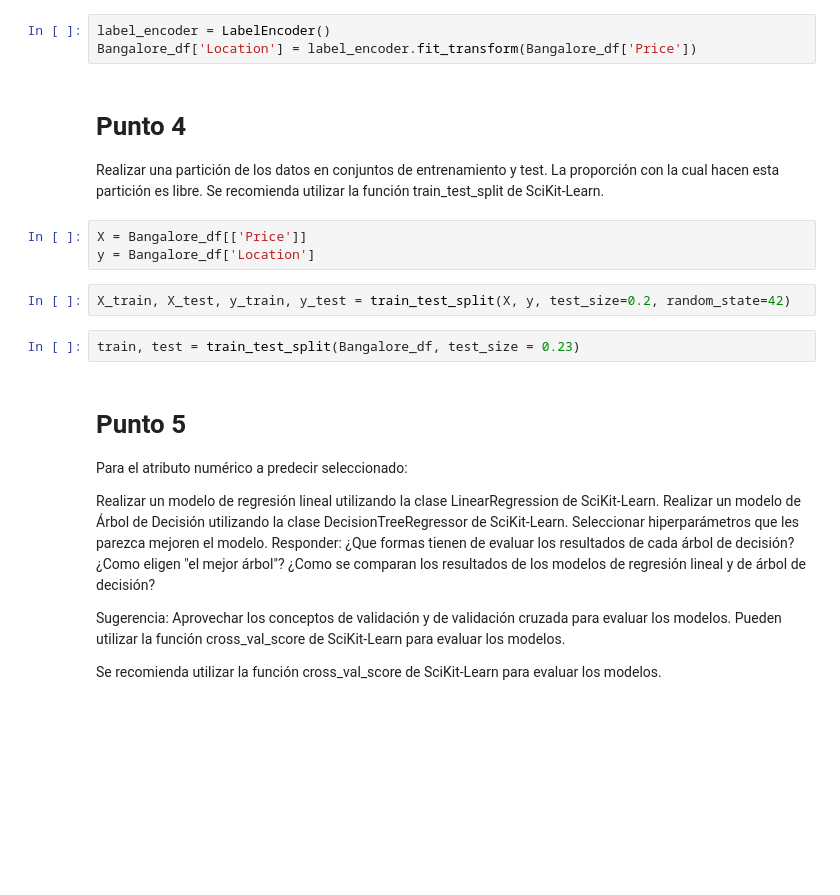
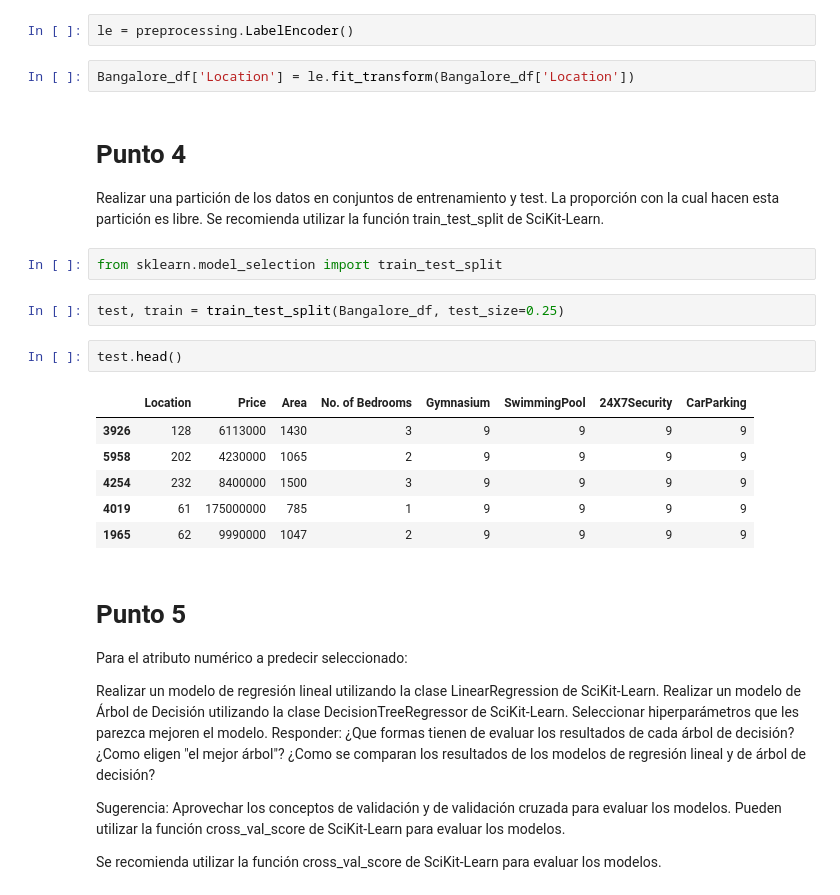
Before and after one commit to Fedezafran1/TP-Chona, a Jupyter notebook: Trabajo_Práctico_1_Modelos_Predictivos_en_SciKit_Learn.ipynb, the cells around one changed output. Cells and saved outputs as stored; diff of their text form; blank space fills up the shorter version.

```diff
--- a/Trabajo_Práctico_1_Modelos_Predictivos_en_SciKit_Learn.ipynb
+++ b/Trabajo_Práctico_1_Modelos_Predictivos_en_SciKit_Learn.ipynb
@@ -114,19 +72,26 @@ from sklearn.preprocessing import LabelEncoder
 from sklearn.model_selection import train_test_split
 from sklearn.tree import DecisionTreeClassifier
 from sklearn.metrics import accuracy_score
-# %%
-label_encoder = LabelEncoder()
-Bangalore_df['Location'] = label_encoder.fit_transform(Bangalore_df['Price'])
+# %%
+le = preprocessing.LabelEncoder()
+# %%
+Bangalore_df['Location'] = le.fit_transform(Bangalore_df['Location'])
 # %% [markdown]
 # Punto 4
 Realizar una partición de los datos en conjuntos de entrenamiento y test. La proporción con la cual hacen esta partición es libre. Se recomienda utilizar la función train_test_split de SciKit-Learn.
-# %%
-X = Bangalore_df[['Price']]
-y = Bangalore_df['Location']
-# %%
-X_train, X_test, y_train, y_test = train_test_split(X, y, test_size=0.2, random_state=42)
+# %%
+from sklearn.model_selection import train_test_split
 # %%
-train, test = train_test_split(Bangalore_df, test_size = 0.23)
+test, train = train_test_split(Bangalore_df, test_size=0.25)
+# %%
+test.head()
+# %% [output]
+|  | Location | Price | Area | No. of Bedrooms | Gymnasium | SwimmingPool | 24X7Security | CarParking |
+| 3926 | 128 | 6113000 | 1430 | 3 | 9 | 9 | 9 | 9 |
+| 5958 | 202 | 4230000 | 1065 | 2 | 9 | 9 | 9 | 9 |
+| 4254 | 232 | 8400000 | 1500 | 3 | 9 | 9 | 9 | 9 |
+| 4019 | 61 | 175000000 | 785 | 1 | 9 | 9 | 9 | 9 |
+| 1965 | 62 | 9990000 | 1047 | 2 | 9 | 9 | 9 | 9 |
 # %% [markdown]
 # Punto 5
 Para el atributo numérico a predecir seleccionado:
```
Also changed, not shown: parts of 11 cells of this notebook.
